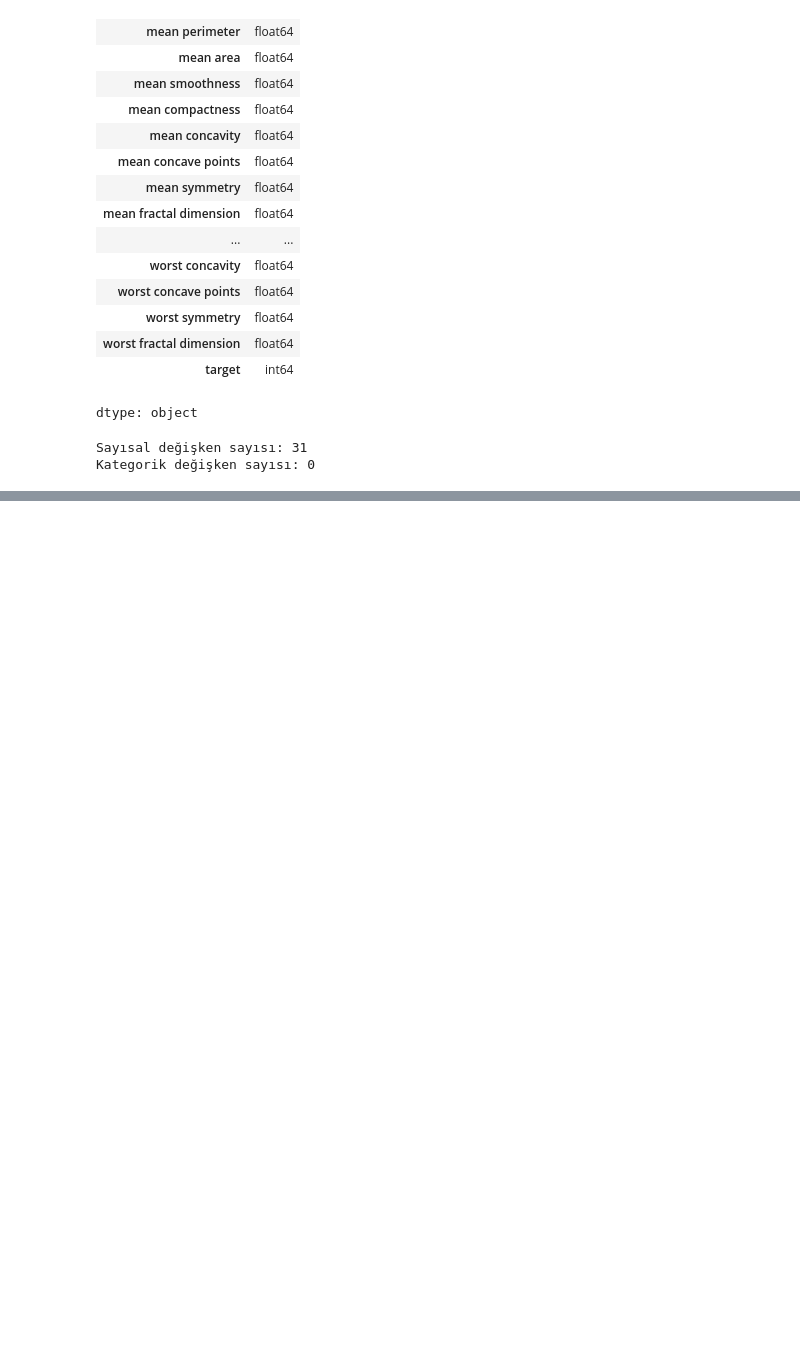
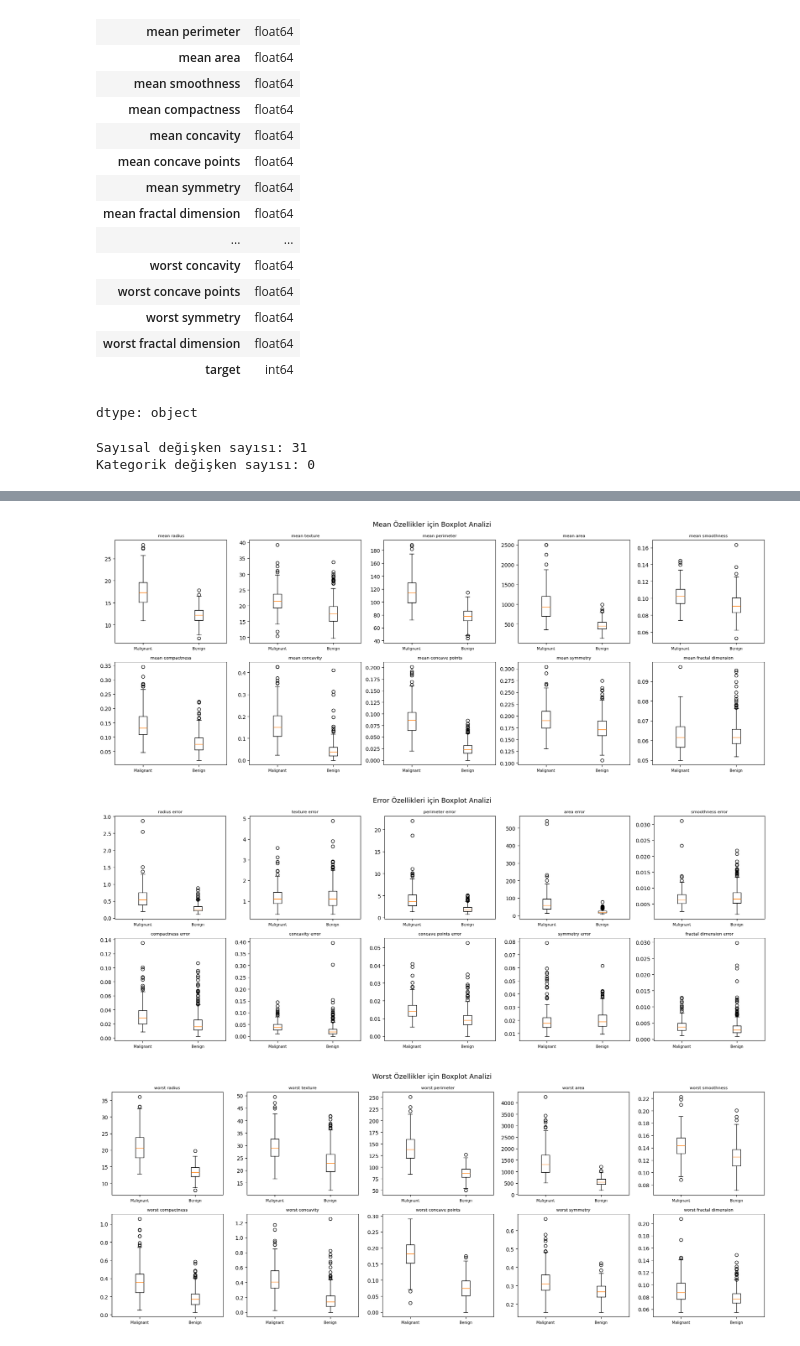
Before and after one commit to BenYILDO/breast_cancer_ML, a Jupyter notebook: MachineLearning.ipynb, the cells around one changed output, grey strips where cells are left out. Saved outputs shown, nothing was run; the diff lists cells and outputs as text; code cells hidden in the pictures; blank space fills up the shorter version.

```diff
--- a/MachineLearning.ipynb
+++ b/MachineLearning.ipynb
@@ -181,0 +379,35 @@ Bu durum makine öğrenmesi modelleri açısından avantajlıdır çünkü ek bi
+# %%
+# Özellikleri 3 gruba ayırıyoruz
+feature_groups = [
+    data.feature_names[:10],
+    data.feature_names[10:20],
+    data.feature_names[20:]
+]
+
+group_names = [
+    "Mean Özellikler",
+    "Error Özellikleri",
+    "Worst Özellikler"
+]
+# %%
+# Her grup için sınıflara göre boxplot çiziyoruz
+for features, group_name in zip(feature_groups, group_names):
+    fig, axes = plt.subplots(2, 5, figsize=(18, 7))
+    axes = axes.flatten()
+
+    for i, feature in enumerate(features):
+        axes[i].boxplot([
+            X[feature][y == 0],
+            X[feature][y == 1]
+        ])
+
+        axes[i].set_title(feature, fontsize=8)
+        axes[i].set_xticklabels(["Malignant", "Benign"], fontsize=7)
+
+    fig.suptitle(f"{group_name} için Boxplot Analizi", fontsize=13)
+    plt.tight_layout()
+    plt.show()
+# %% [output]
+[figure, added]
+[figure, added]
+[figure, added]
```
Also changed, not shown: parts of 37 cells of this notebook.
